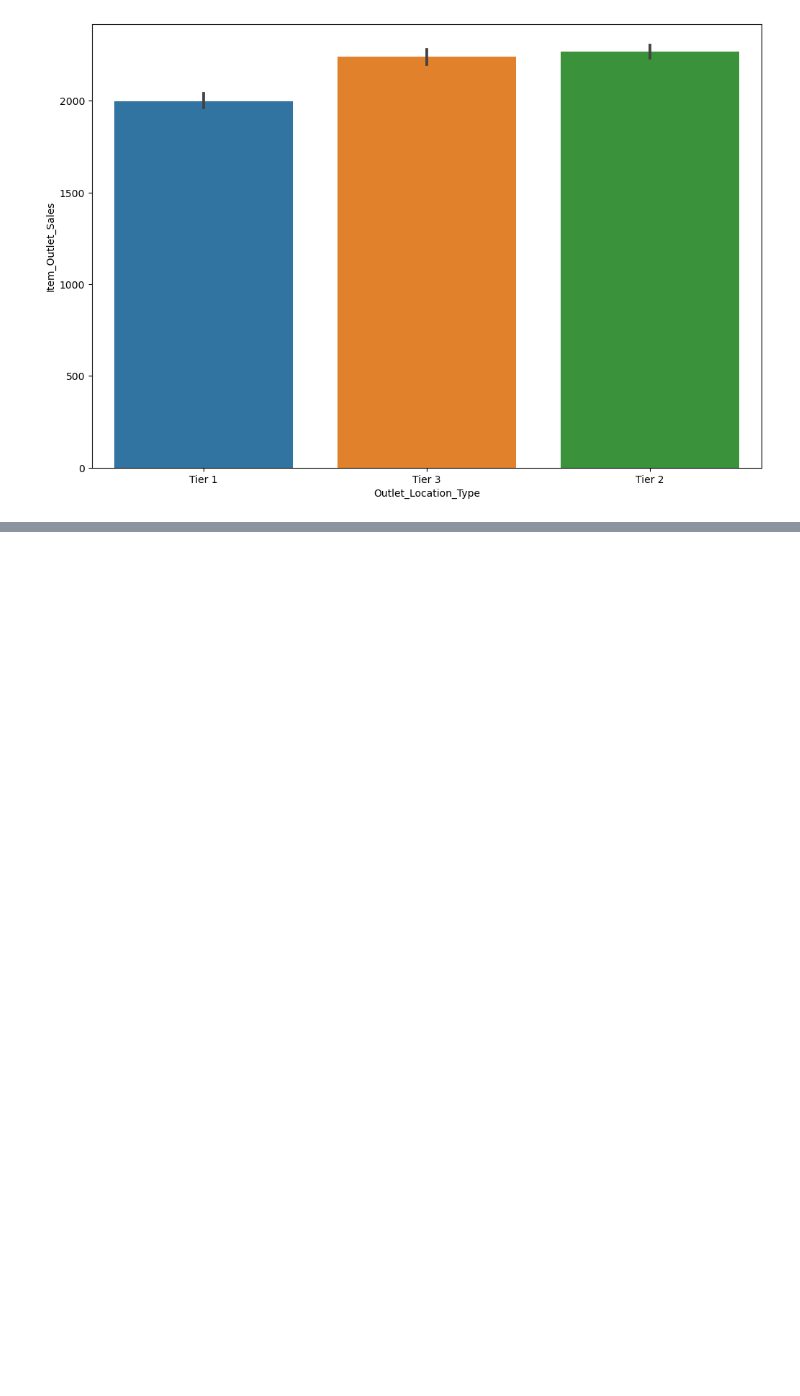
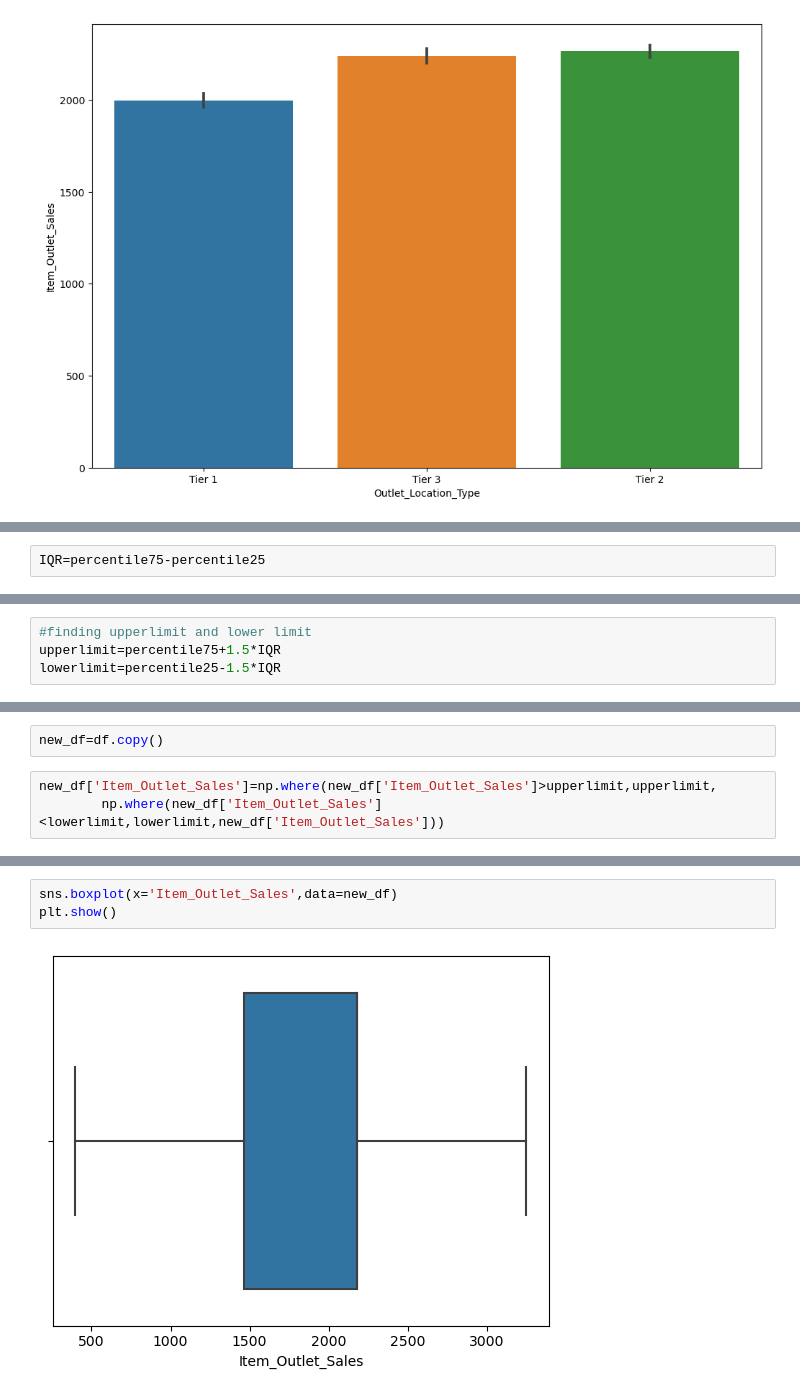
Before and after one commit to sunilbhandari123/Sales_predictions, a Jupyter notebook: Untitled.ipynb, the cells around one changed output, grey strips where cells are left out. Cells and saved outputs as stored; diff of their text form; blank space fills up the shorter version.

```diff
--- a/Untitled.ipynb
+++ b/Untitled.ipynb
@@ -355,0 +404,2 @@ df.head()
+# %%
+IQR=percentile75-percentile25
@@ -355,0 +410,4 @@ df.head()
+# %%
+#finding upperlimit and lower limit
+upperlimit=percentile75+1.5*IQR
+lowerlimit=percentile25-1.5*IQR
@@ -355,0 +427,5 @@ df.head()
+# %%
+new_df=df.copy()
+# %%
+new_df['Item_Outlet_Sales']=np.where(new_df['Item_Outlet_Sales']>upperlimit,upperlimit,
+        np.where(new_df['Item_Outlet_Sales']<lowerlimit,lowerlimit,new_df['Item_Outlet_Sales']))
@@ -355,0 +444,5 @@ df.head()
+# %%
+sns.boxplot(x='Item_Outlet_Sales',data=new_df)
+plt.show()
+# %% [output]
+[figure, added]
```
Also changed, not shown: parts of 62 cells of this notebook.
